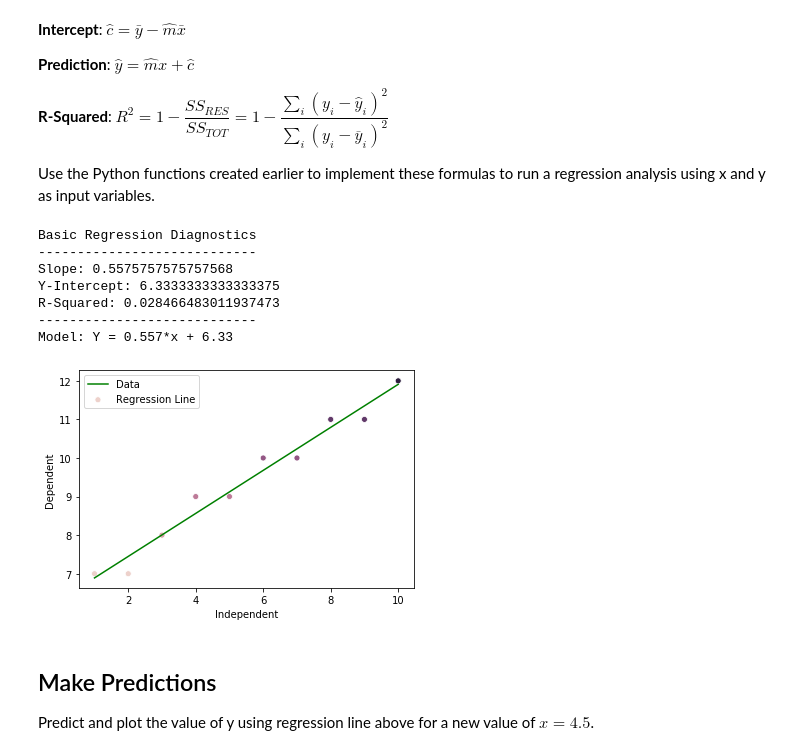
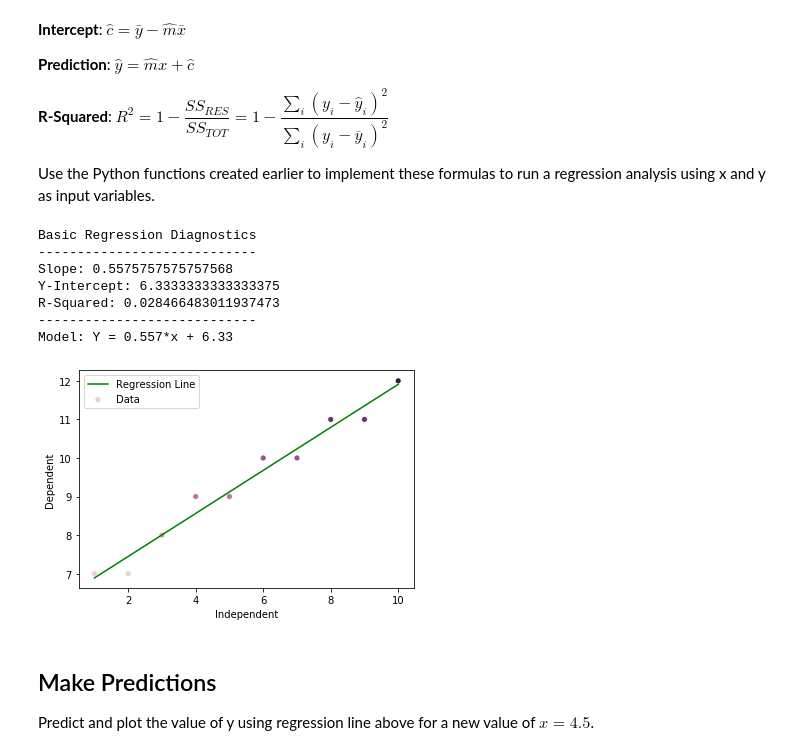
Before and after one commit to daveajstearns/dsc-complete-regression-lab-nyc-ds-021720, a Jupyter notebook: index.ipynb, the cells around one changed output. Drawn from its saved outputs; the diff is of its cells as text; code cells hidden in the pictures.

```diff
--- a/index.ipynb
+++ b/index.ipynb
@@ -78,28 +78,28 @@ Y_pred = y_pnts
 # %%
 print('Basic Regression Diagnostics')
 print('----------------------------')
 print('Slope:', calc_slope(X,Y))
 print('Y-Intercept:', y_int(Y, calc_slope(X,Y), X))
 print('R-Squared:', r_squared(Y, Y_pred))
 print('----------------------------')
 print('Model: Y = 0.557*x + 6.33')
 
 fig, ax = plt.subplots()
 ax1 = sns.scatterplot(x= X, y= Y, hue=Y)
 ax2 = sns.lineplot(x=x_pnts, y=y_pnts, color='green')
 plt.xlabel('Independent')
 plt.ylabel('Dependent')
-plt.legend(['D','Regression Line'])
+plt.legend(['Regression Line','Data'])
 plt.show()
 # %% [output]
 Basic Regression Diagnostics
 ----------------------------
 Slope: 0.5575757575757568
 Y-Intercept: 6.3333333333333375
 R-Squared: 0.028466483011937473
 ----------------------------
 Model: Y = 0.557*x + 6.33
-[figure, old version]
+[figure, new version]
 # %% [markdown]
 ## Make Predictions
 
```
